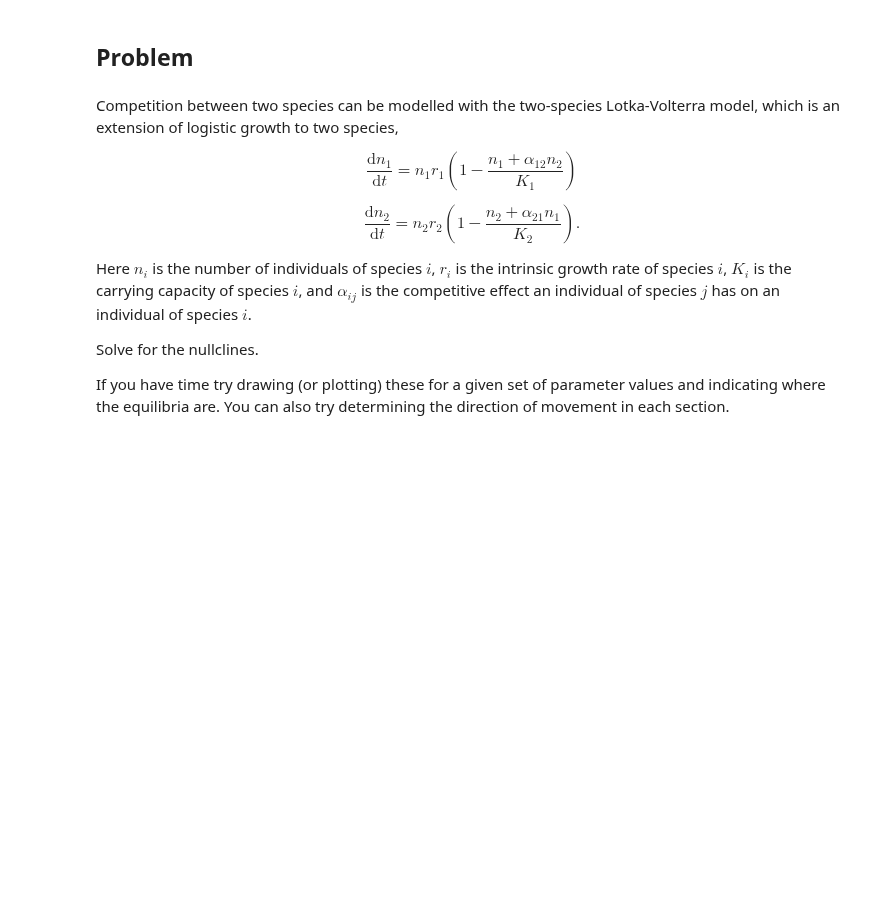
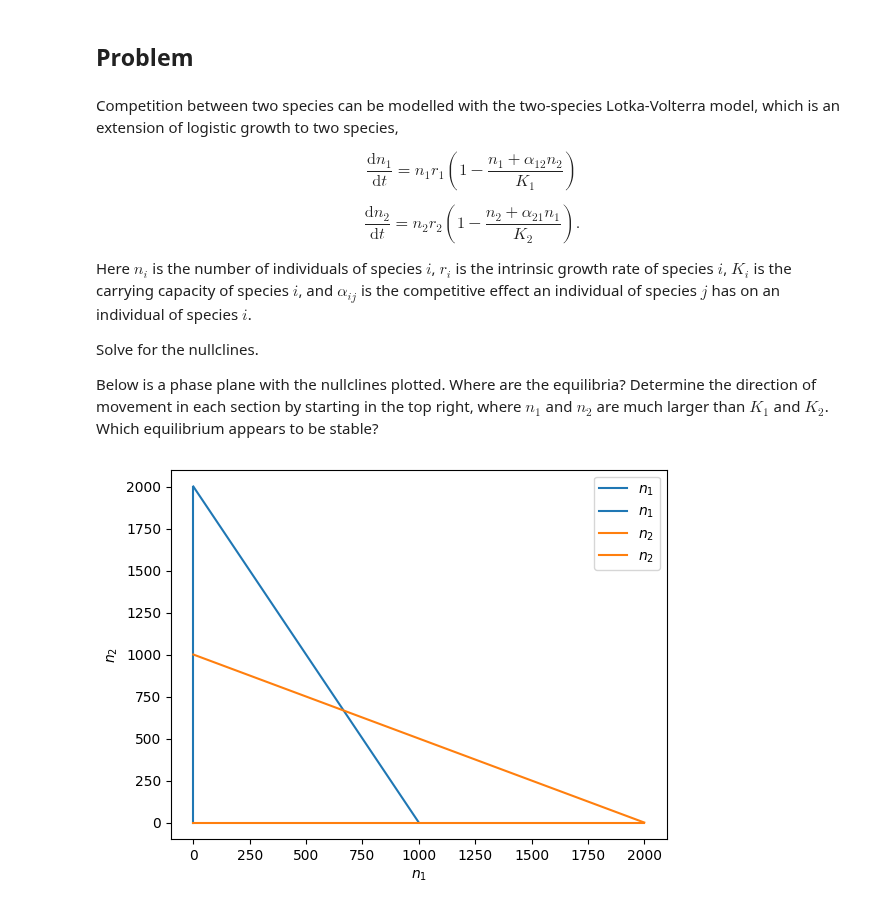
Before and after one commit to osmond-lab/eeb314, a Jupyter notebook: notebooks/tutorials/tutorial-04.ipynb, the cells around one changed output. Drawn from its saved outputs; the diff is of its cells as text; code cells hidden in the pictures; blank space fills up the shorter version.

```diff
--- a/notebooks/tutorials/tutorial-04.ipynb
+++ b/notebooks/tutorials/tutorial-04.ipynb
@@ -156,4 +156,36 @@ Here $n_i$ is the number of individuals of species $i$, $r_i$ is the intrinsic g
 
 Solve for the nullclines.
 
-If you have time try drawing (or plotting) these for a given set of parameter values and indicating where the equilibria are. You can also try determining the direction of movement in each section.
+Below is a phase plane with the nullclines plotted. Where are the equilibria? Determine the direction of movement in each section by starting in the top right, where $n_1$ and $n_2$ are much larger than $K_1$ and $K_2$. Which equilibrium appears to be stable?
+# %%
+# variables
+n1, n2 = symbols('n1, n2')
+
+# parameter values
+r1, r2 = 0.5, 0.5
+k1, k2 = 1000, 1000
+a12, a21 = 0.5, 0.5
+
+# differential equations
+dn1 = r1 * n1 * (1 - (n1 + a12 * n2) / k1)
+dn2 = r2 * n2 * (1 - (n2 + a21 * n1) / k2)
+
+# find nullclines
+nullcline_1 = solve(Eq(dn1, 0),n1)
+nullcline_2 = solve(Eq(dn2, 0),n2)
+
+fig, ax = plt.subplots()
+
+nmax = 2000
+xrange, yrange = np.linspace(0, nmax, 100), np.linspace(0, nmax, 100)
+for cline in nullcline_1:
+    ax.plot([cline.subs(n2,i) for i in yrange], yrange, color=plt.cm.tab10(0), label='$n_1$')
+for cline in nullcline_2:
+    ax.plot(xrange, [cline.subs(n1,i) for i in xrange], color=plt.cm.tab10(1), label='$n_2$')
+
+plt.xlabel('$n_1$')
+plt.ylabel('$n_2$')
+plt.legend()
+plt.show()
+# %% [output]
+[figure, added]
```
Also changed, not shown: 6 other files.
